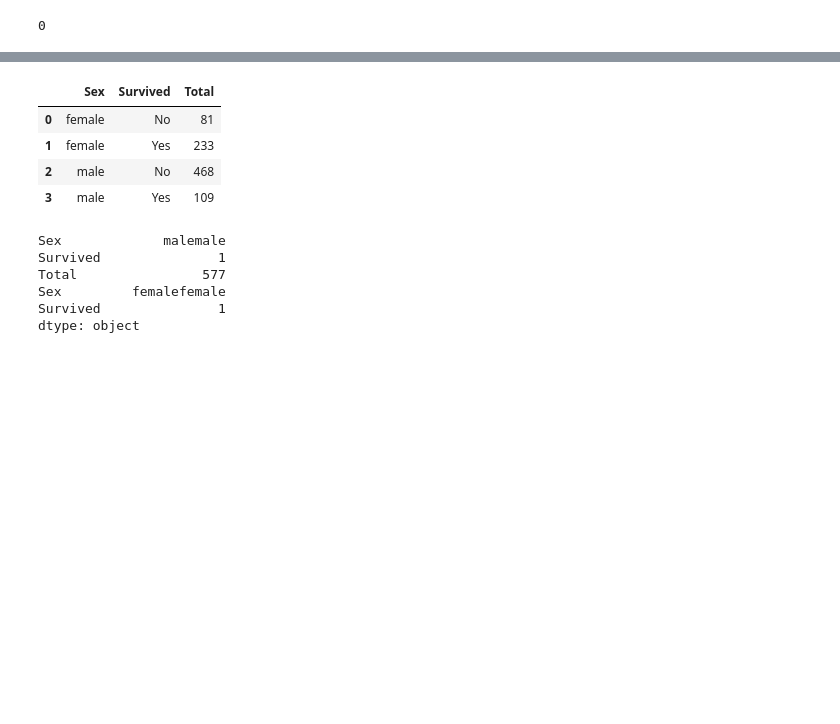
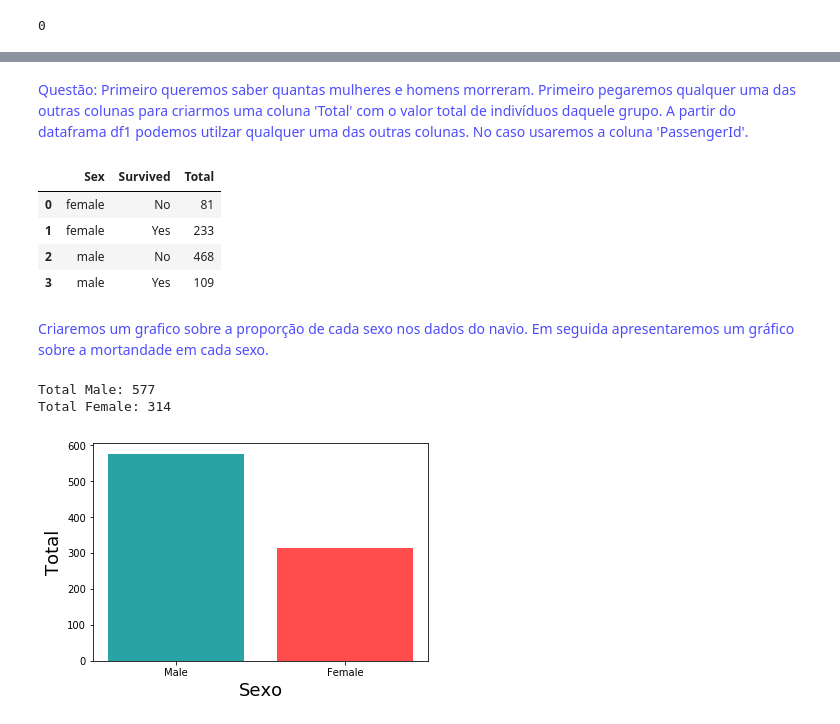
Before and after one commit to CaioEstrella/Titanic, a Jupyter notebook: Titanic/Titanic - jupyter.ipynb, the cells around one changed output, grey strips where cells are left out. Cells and saved outputs as stored; diff of their text form; code cells hidden in the pictures; blank space fills up the shorter version.

```diff
--- a/Titanic/Titanic - jupyter.ipynb
+++ b/Titanic/Titanic - jupyter.ipynb
@@ -145 +155,4 @@ df.head()
+# %% [markdown]
+<span style="color:#4d4dff">Questão: Primeiro queremos saber quantas mulheres e homens morreram. </span>
+<span style="color:#4d4dff">Primeiro pegaremos qualquer uma das outras colunas para criarmos uma coluna 'Total' com o valor total de indivíduos daquele grupo. A partir do dataframa df1 podemos utilzar qualquer uma das outras colunas. No caso usaremos a coluna 'PassengerId'. </span>
 # %%
@@ -159,10 +169,49 @@ women = df1.loc[df1['Sex'] == 'female'].sum()
-# %%
-people = men.append(women)
-people.head()
-# %% [output]
-Sex             malemale
-Survived               1
-Total                577
-Sex         femalefemale
-Survived               1
-dtype: object
+# %% [markdown]
+<span style="color:#4d4dff">Criaremos um grafico sobre a proporção de cada sexo nos dados do navio. Em seguida apresentaremos um gráfico sobre a mortandade em cada sexo.</span>
+# %%
+x = ['Male', 'Female']
+
+men = df1.loc[df1['Sex'] == 'male'].sum()['Total']
+women = df1.loc[df1['Sex'] == 'female'].sum()['Total']
+
+y = [men, women]
+colors = ['#29a3a3', '#ff4d4d']
+
+
+def graph(x_label, y_label):
+    """
+    Gera um gráfico de barras. Os valores para 'x' e 'y'devem ser pré estabelecidos e guardados em variaveis com o mesmo nome.
+
+    Parameters:
+    x_label = rótulo para o eixo x
+    y_label = rótulo para o eixo y
+
+    Returns:
+    um gráfico de barras.
+    """
+
+    plt.bar(x,y,color = colors)
+    plt.xlabel(x_label, fontsize = 18)
+    plt.ylabel(y_label, fontsize = 18)
+
+
+
+graph('Sexo', 'Total')
+
+def print_values():
+    """
+    Imprime o valor total de cada barra
+    Parameters:
+     ---
+
+    Returns:
+    Texto com os valores de cada barra
+    """
+    for i,j in zip(x,y):
+        print('Total ' + i + ': ' + str(j))
+
+print_values()
+# %% [output]
+Total Male: 577
+Total Female: 314
+[figure, added]
```
Also changed, not shown: parts of 27 cells of this notebook.
